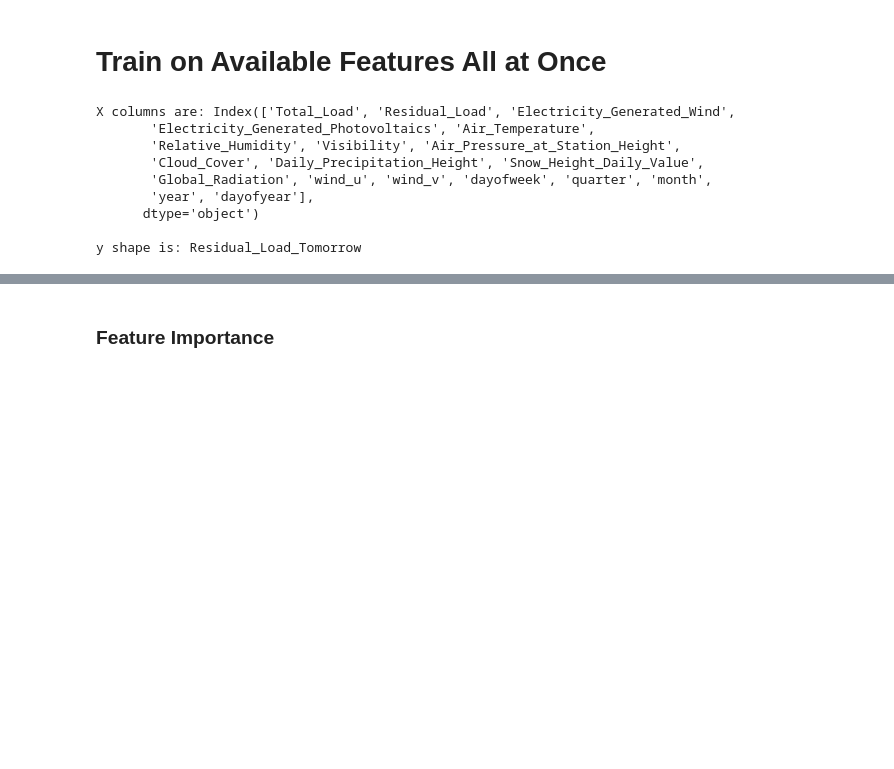
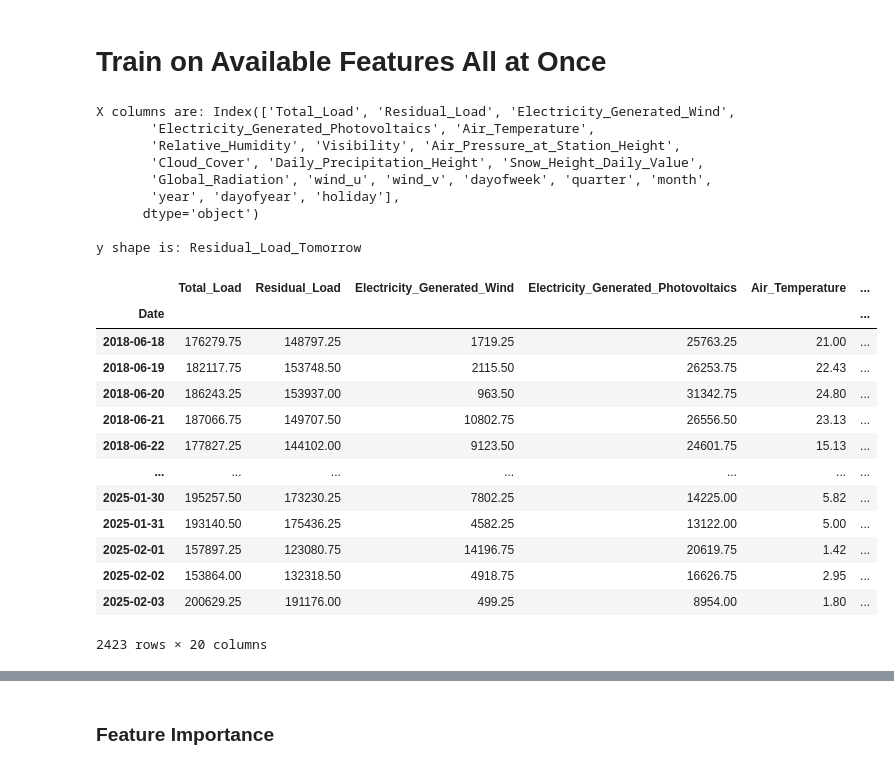
Before and after one commit to yhfrds/techlabs-ds-battery-project, a Jupyter notebook: src/dataset_transformation_hyperparameter_tuning_FINAL_20250327.ipynb, the cells around one changed output, grey strips where cells are left out. Drawn from its saved outputs; the diff is of its cells as text; code cells hidden in the pictures; blank space fills up the shorter version.

```diff
--- a/src/dataset_transformation_hyperparameter_tuning_FINAL_20250327.ipynb
+++ b/src/dataset_transformation_hyperparameter_tuning_FINAL_20250327.ipynb
@@ -249,7 +215,7 @@ df_transformed.rename(columns=rename_dict, inplace=True)
 ### Add Electricity Generation Data to the Dataset
 # %%
 trsnet_generation = pd.read_csv(
-    "C:/Users/afeli/Desktop/TechLabs/TDBP Project/techlabs-ds-battery-project-TDBP-5-Version-2.0-/data/transnetBW electricity dataset/TransnetBW_electricity_actual_generation_day_150101_250320.csv",
+    "../data/transnetBW electricity dataset/TransnetBW_electricity_actual_generation_day_150101_250320.csv",
     usecols=['Start date', 'Wind onshore [MWh] Calculated resolutions', 'Photovoltaics [MWh] Calculated resolutions'], delimiter=";",thousands=","
 )
 trsnet_generation['Start date'] = pd.to_datetime(trsnet_generation['Start date'], format='%b %d, %Y')
@@ -602,20 +364,35 @@ def plot_predictions(y_train, y_test, xgb_pred, start_date, end_date):
 # Train on Available Features All at Once
 # %%
 # Features and target
-X = df_transformed.drop(columns=['Residual_Load_Tomorrow','holiday','Electricity_Generated_Total'])
+X = df_transformed.drop(columns=['Residual_Load_Tomorrow','Electricity_Generated_Total'])
 
 y = df_transformed['Residual_Load_Tomorrow']
 
 print(f"X columns are: {X.columns}\n")
 print(f"y shape is: {y.name}")
+X
 # %% [output]
 X columns are: Index(['Total_Load', 'Residual_Load', 'Electricity_Generated_Wind',
        'Electricity_Generated_Photovoltaics', 'Air_Temperature',
        'Relative_Humidity', 'Visibility', 'Air_Pressure_at_Station_Height',
        'Cloud_Cover', 'Daily_Precipitation_Height', 'Snow_Height_Daily_Value',
        'Global_Radiation', 'wind_u', 'wind_v', 'dayofweek', 'quarter', 'month',
-       'year', 'dayofyear'],
+       'year', 'dayofyear', 'holiday'],
       dtype='object')
 
 y shape is: Residual_Load_Tomorrow
+|  | Total_Load | Residual_Load | Electricity_Generated_Wind | Electricity_Generated_Photovoltaics | Air_Temperature | ... |
+| Date |  |  |  |  |  | ... |
+| 2018-06-18 | 176279.75 | 148797.25 | 1719.25 | 25763.25 | 21.00 | ... |
+| 2018-06-19 | 182117.75 | 153748.50 | 2115.50 | 26253.75 | 22.43 | ... |
+| 2018-06-20 | 186243.25 | 153937.00 | 963.50 | 31342.75 | 24.80 | ... |
+| 2018-06-21 | 187066.75 | 149707.50 | 10802.75 | 26556.50 | 23.13 | ... |
+| 2018-06-22 | 177827.25 | 144102.00 | 9123.50 | 24601.75 | 15.13 | ... |
+| ... | ... | ... | ... | ... | ... | ... |
+| 2025-01-30 | 195257.50 | 173230.25 | 7802.25 | 14225.00 | 5.82 | ... |
+| 2025-01-31 | 193140.50 | 175436.25 | 4582.25 | 13122.00 | 5.00 | ... |
+| 2025-02-01 | 157897.25 | 123080.75 | 14196.75 | 20619.75 | 1.42 | ... |
+| 2025-02-02 | 153864.00 | 132318.50 | 4918.75 | 16626.75 | 2.95 | ... |
+| 2025-02-03 | 200629.25 | 191176.00 | 499.25 | 8954.00 | 1.80 | ... |
+2423 rows × 20 columns
 # %%
```
Also changed, not shown: parts of 35 cells of this notebook.
